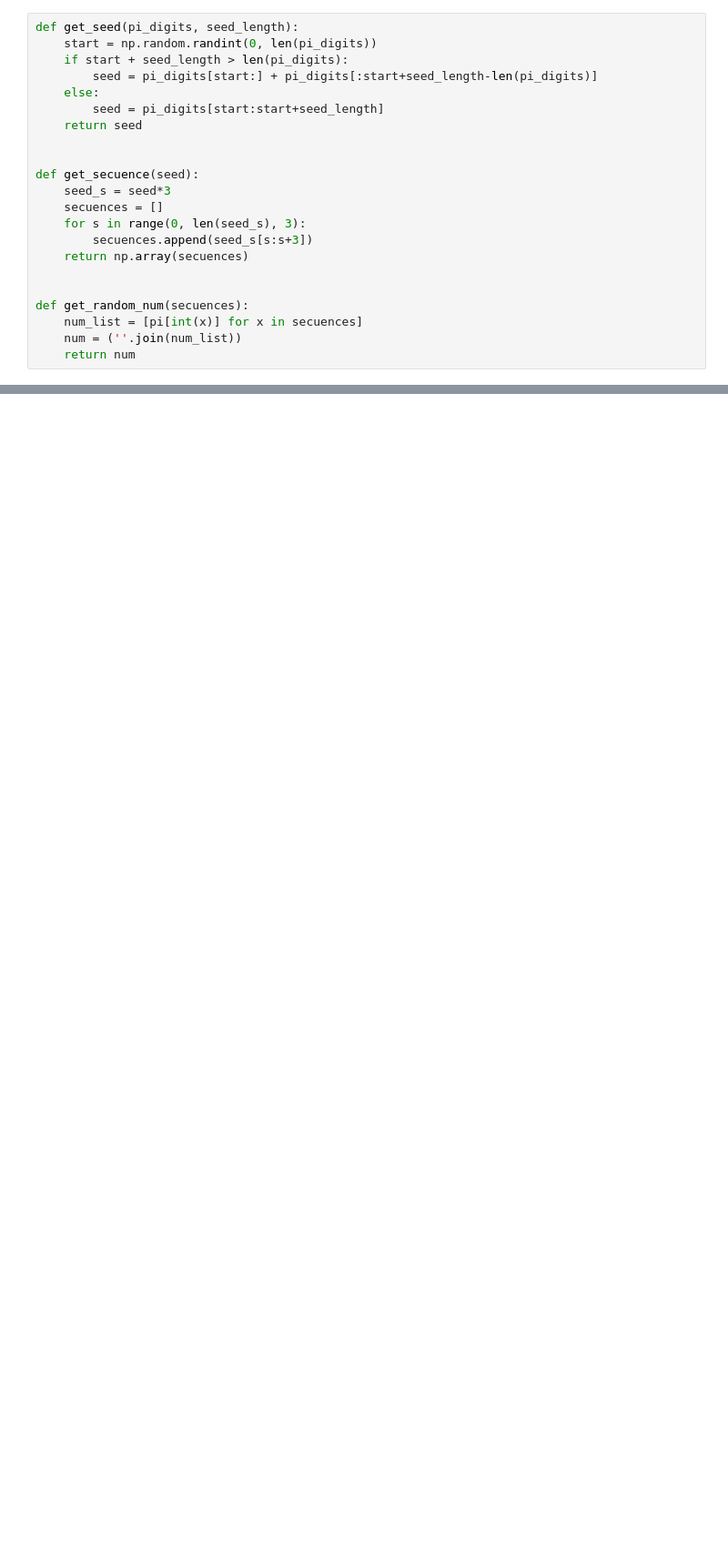
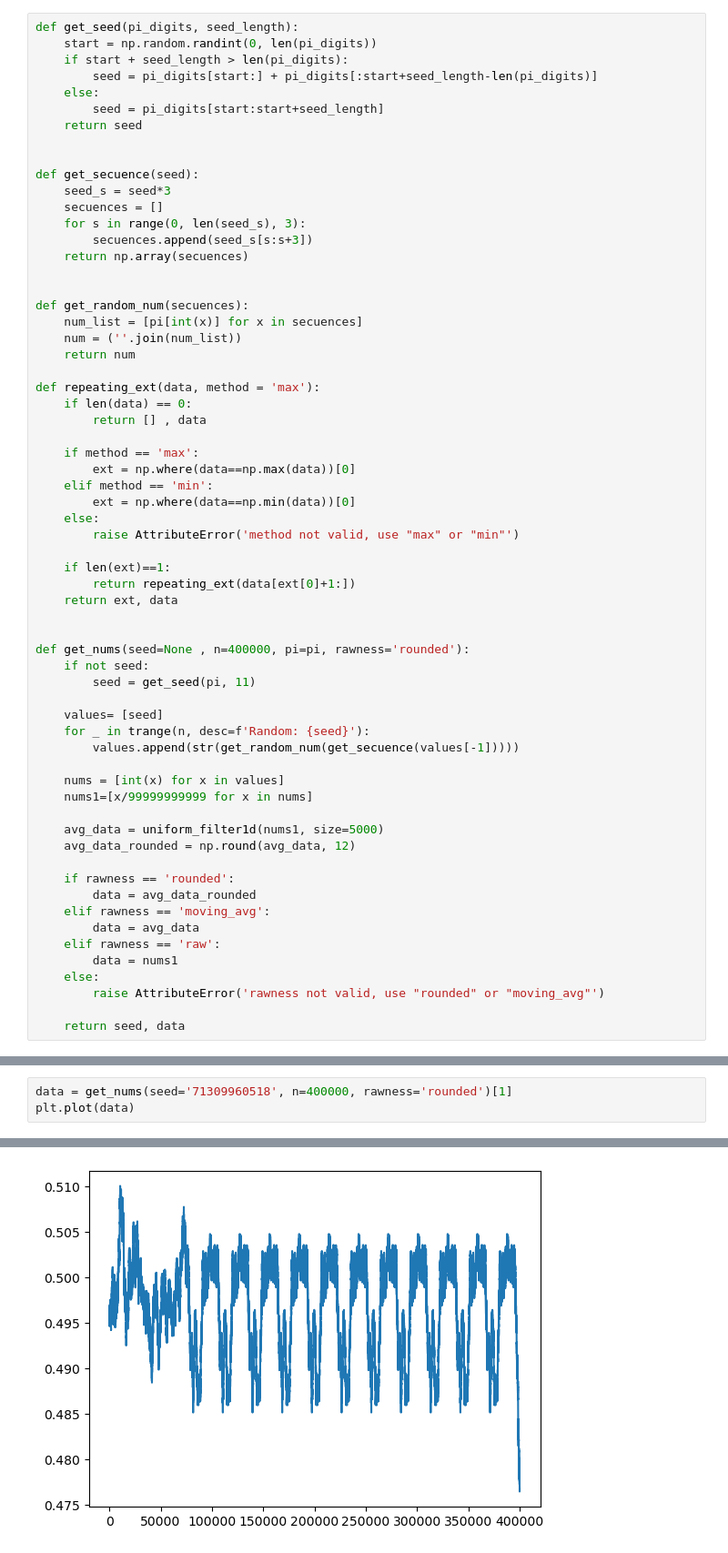
Before and after one commit to Jaimendo99/random_num_gen, a Jupyter notebook: randomNumGen.ipynb, the cells around one changed output, grey strips where cells are left out. Shown: that part at 91% size. Cells and saved outputs as stored; diff of their text form; blank space fills up the shorter version.

```diff
--- a/randomNumGen.ipynb
+++ b/randomNumGen.ipynb
@@ -53,3 +53,44 @@ def get_random_num(secuences):
     num_list = [pi[int(x)] for x in secuences]
     num = (''.join(num_list))
     return num
+
+def repeating_ext(data, method = 'max'):
+    if len(data) == 0:
+        return [] , data
+
+    if method == 'max':
+        ext = np.where(data==np.max(data))[0]
+    elif method == 'min':
+        ext = np.where(data==np.min(data))[0]
+    else:
+        raise AttributeError('method not valid, use "max" or "min"')
+
+    if len(ext)==1:
+        return repeating_ext(data[ext[0]+1:])
+    return ext, data
+
+
+def get_nums(seed=None , n=400000, pi=pi, rawness='rounded'):
+    if not seed:
+        seed = get_seed(pi, 11)
+
+    values= [seed]
+    for _ in trange(n, desc=f'Random: {seed}'):
+        values.append(str(get_random_num(get_secuence(values[-1]))))
+
+    nums = [int(x) for x in values]
+    nums1=[x/99999999999 for x in nums]
+
+    avg_data = uniform_filter1d(nums1, size=5000)
+    avg_data_rounded = np.round(avg_data, 12)
+
+    if rawness == 'rounded':
+        data = avg_data_rounded
+    elif rawness == 'moving_avg':
+        data = avg_data
+    elif rawness == 'raw':
+        data = nums1
+    else:
+        raise AttributeError('rawness not valid, use "rounded" or "moving_avg"')
+
+    return seed, data
@@ -91,0 +129,4 @@ np.random.random()
+# %%
+data = get_nums(seed='71309960518', n=400000, rawness='rounded')[1]
+plt.plot(data)
+# %% [output]
@@ -91,0 +134 @@ np.random.random()
+[figure, added]
```
Also changed, not shown: parts of 8 cells of this notebook.
